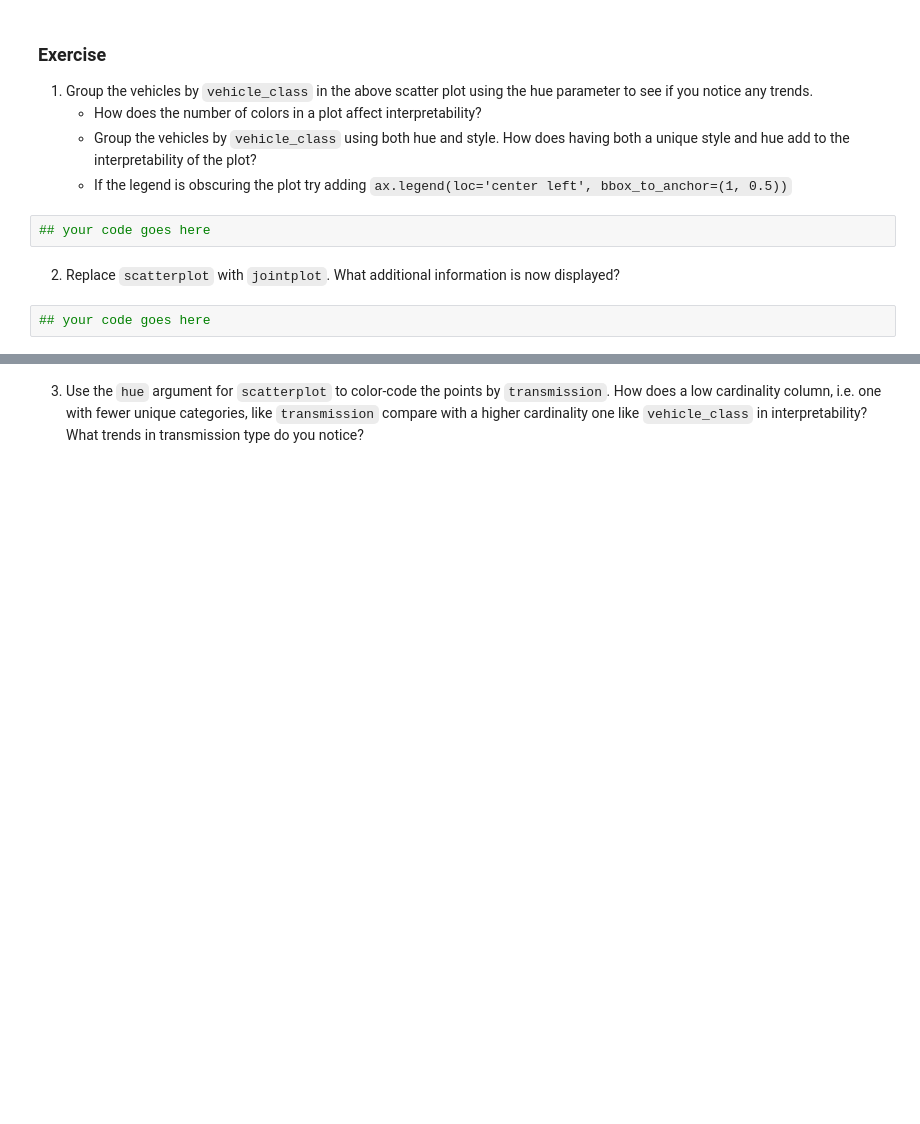
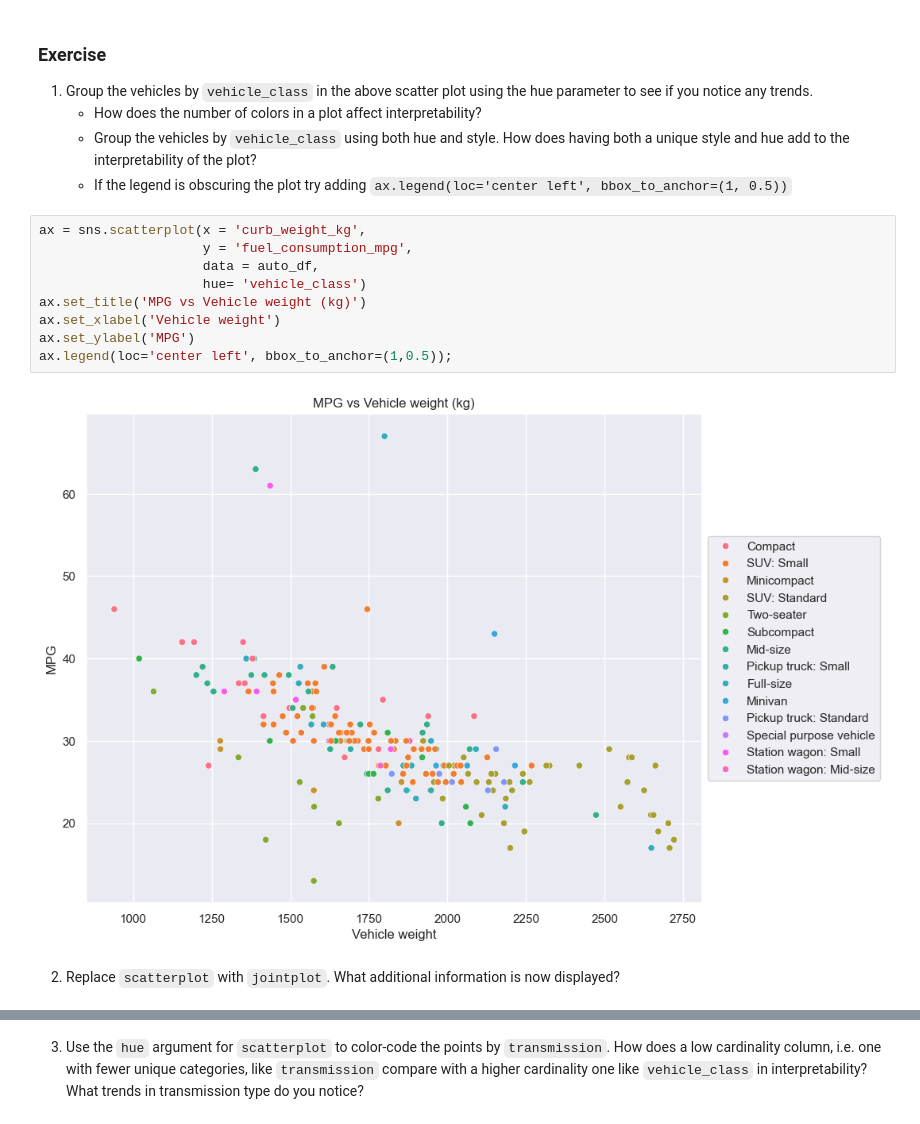
Before and after one commit to darynwhite/DataScienceCert, a Jupyter notebook: DSCI520/Assignments/lesson_2_student.ipynb, the cells around one changed output, grey strips where cells are left out. Cells and saved outputs as stored; diff of their text form; blank space fills up the shorter version.

```diff
--- a/DSCI520/Assignments/lesson_2_student.ipynb
+++ b/DSCI520/Assignments/lesson_2_student.ipynb
@@ -178,9 +178,16 @@ There is also a problem with **over plotting** on this display. Over plotting re
     - How does the number of colors in a plot affect interpretability?
     - Group the vehicles by `vehicle_class` using both hue and style. How does having both a unique style and hue add to the interpretability of the plot?
     - If the legend is obscuring the plot try adding `ax.legend(loc='center left', bbox_to_anchor=(1, 0.5))`
-# %%
-## your code goes here
+# %%
+ax = sns.scatterplot(x = 'curb_weight_kg',
+                     y = 'fuel_consumption_mpg',
+                     data = auto_df,
+                     hue= 'vehicle_class')
+ax.set_title('MPG vs Vehicle weight (kg)')
+ax.set_xlabel('Vehicle weight')
+ax.set_ylabel('MPG')
+ax.legend(loc='center left', bbox_to_anchor=(1,0.5));
+# %% [output]
+[figure, added]
 # %% [markdown]
 2. Replace `scatterplot` with `jointplot`. What additional information is now displayed?
-# %%
-## your code goes here
```
Also changed, not shown: parts of 38 cells of this notebook, 1 other file.
